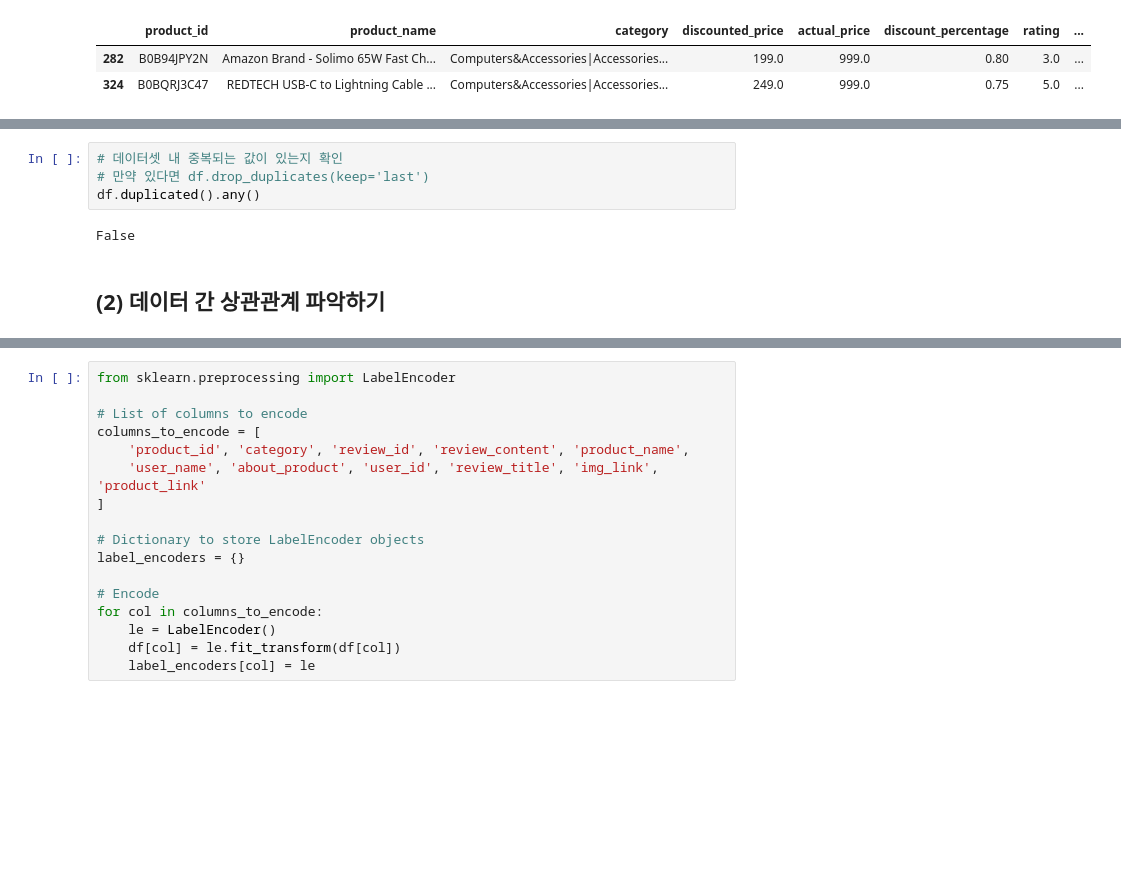
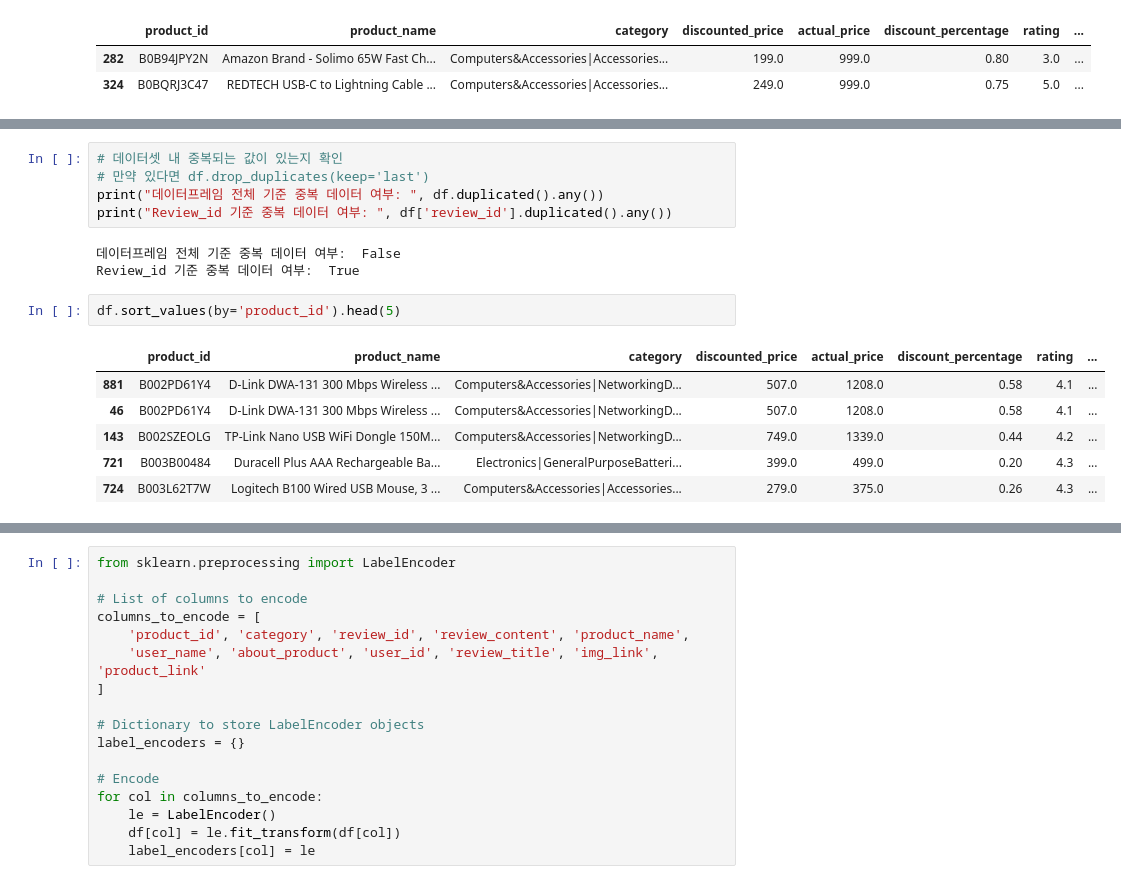
Before and after one commit to BenCyera/Amazon_sales_machine_learning, a Jupyter notebook: notebooks/yuri/review_EDA.ipynb, the cells around one changed output, grey strips where cells are left out. Drawn from its saved outputs; the diff is of its cells as text; blank space fills up the shorter version.

```diff
--- a/notebooks/yuri/review_EDA.ipynb
+++ b/notebooks/yuri/review_EDA.ipynb
@@ -161,8 +165,17 @@ df_null
 # %%
 # 데이터셋 내 중복되는 값이 있는지 확인
 # 만약 있다면 df.drop_duplicates(keep='last')
-df.duplicated().any()
+print("데이터프레임 전체 기준 중복 데이터 여부: ", df.duplicated().any())
+print("Review_id 기준 중복 데이터 여부: ", df['review_id'].duplicated().any())
 # %% [output]
-False
+데이터프레임 전체 기준 중복 데이터 여부:  False
+Review_id 기준 중복 데이터 여부:  True
-# %% [markdown]
-## (2) 데이터 간 상관관계 파악하기
+# %%
+df.sort_values(by='product_id').head(5)
+# %% [output]
+|  | product_id | product_name | category | discounted_price | actual_price | discount_percentage | rating | ... |
+| 881 | B002PD61Y4 | D-Link DWA-131 300 Mbps Wireless ... | Computers&Accessories|NetworkingD... | 507.0 | 1208.0 | 0.58 | 4.1 | ... |
+| 46 | B002PD61Y4 | D-Link DWA-131 300 Mbps Wireless ... | Computers&Accessories|NetworkingD... | 507.0 | 1208.0 | 0.58 | 4.1 | ... |
+| 143 | B002SZEOLG | TP-Link Nano USB WiFi Dongle 150M... | Computers&Accessories|NetworkingD... | 749.0 | 1339.0 | 0.44 | 4.2 | ... |
+| 721 | B003B00484 | Duracell Plus AAA Rechargeable Ba... | Electronics|GeneralPurposeBatteri... | 399.0 | 499.0 | 0.20 | 4.3 | ... |
+| 724 | B003L62T7W | Logitech B100 Wired USB Mouse, 3 ... | Computers&Accessories|Accessories... | 279.0 | 375.0 | 0.26 | 4.3 | ... |
```
Also changed, not shown: parts of 52 cells of this notebook.
